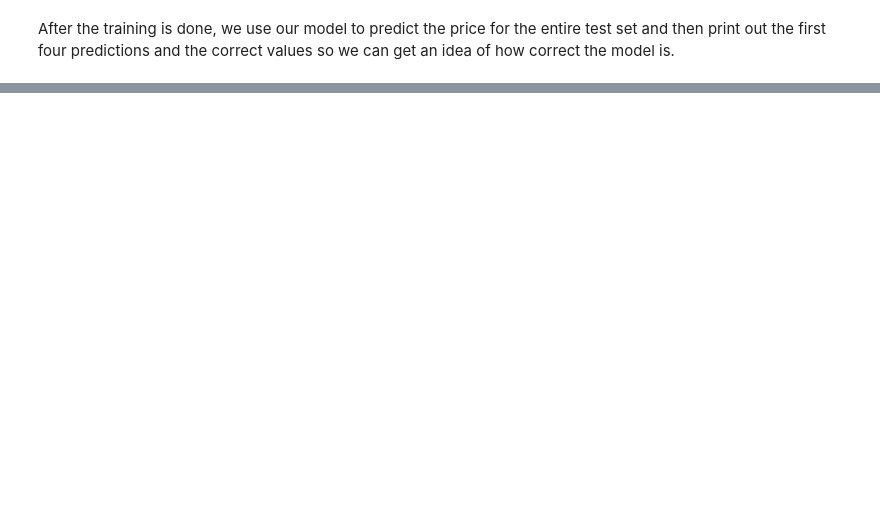
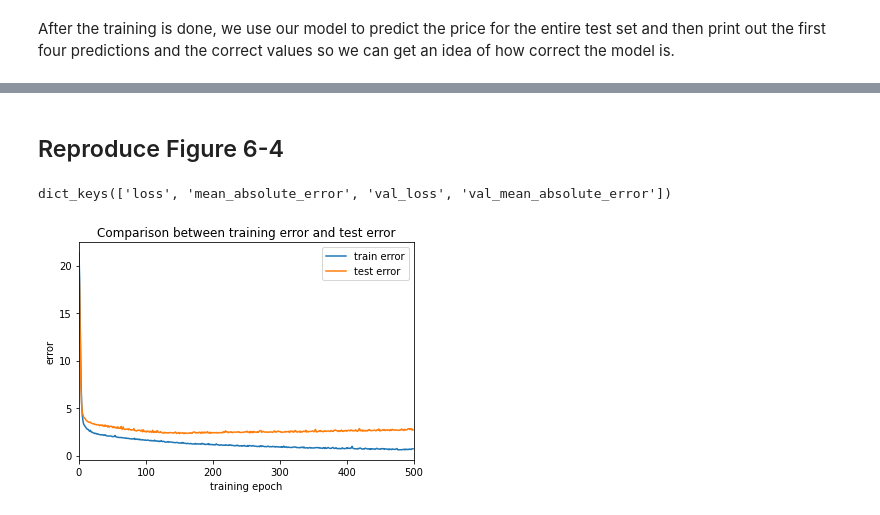
Before and after one commit to gnitnaw/LDL, a Jupyter notebook: tf_framework/c6e1_boston.ipynb, the cells around one changed output, grey strips where cells are left out. Saved outputs shown, nothing was run; the diff lists cells and outputs as text; code cells hidden in the pictures; blank space fills up the shorter version.

```diff
--- a/tf_framework/c6e1_boston.ipynb
+++ b/tf_framework/c6e1_boston.ipynb
@@ -98,0 +97,16 @@ Prediction:  [32.048023] , true value:  27.0
+# %% [markdown]
+## Reproduce Figure 6-4
+# %%
+print(history.history.keys())
+# summarize history for accuracy
+plt.plot(history.history['mean_absolute_error'])
+plt.plot(history.history['val_mean_absolute_error'])
+plt.title('Comparison between training error and test error')
+plt.ylabel('error')
+plt.xlabel('training epoch')
+plt.xlim(0,500)
+plt.legend(['train error', 'test error'], loc='upper right')
+plt.show()
+# %% [output]
+dict_keys(['loss', 'mean_absolute_error', 'val_loss', 'val_mean_absolute_error'])
+[figure, added]
```
Also changed, not shown: parts of 3 cells of this notebook.
